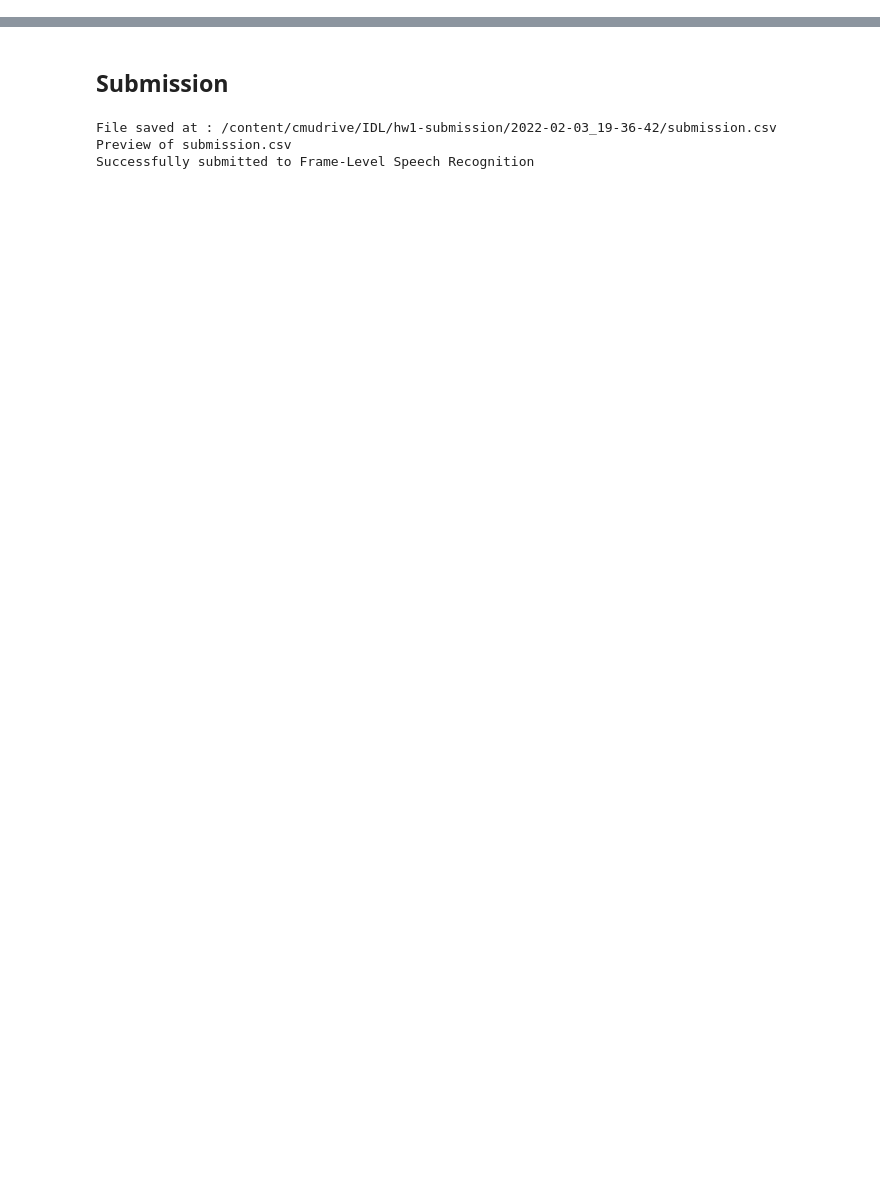
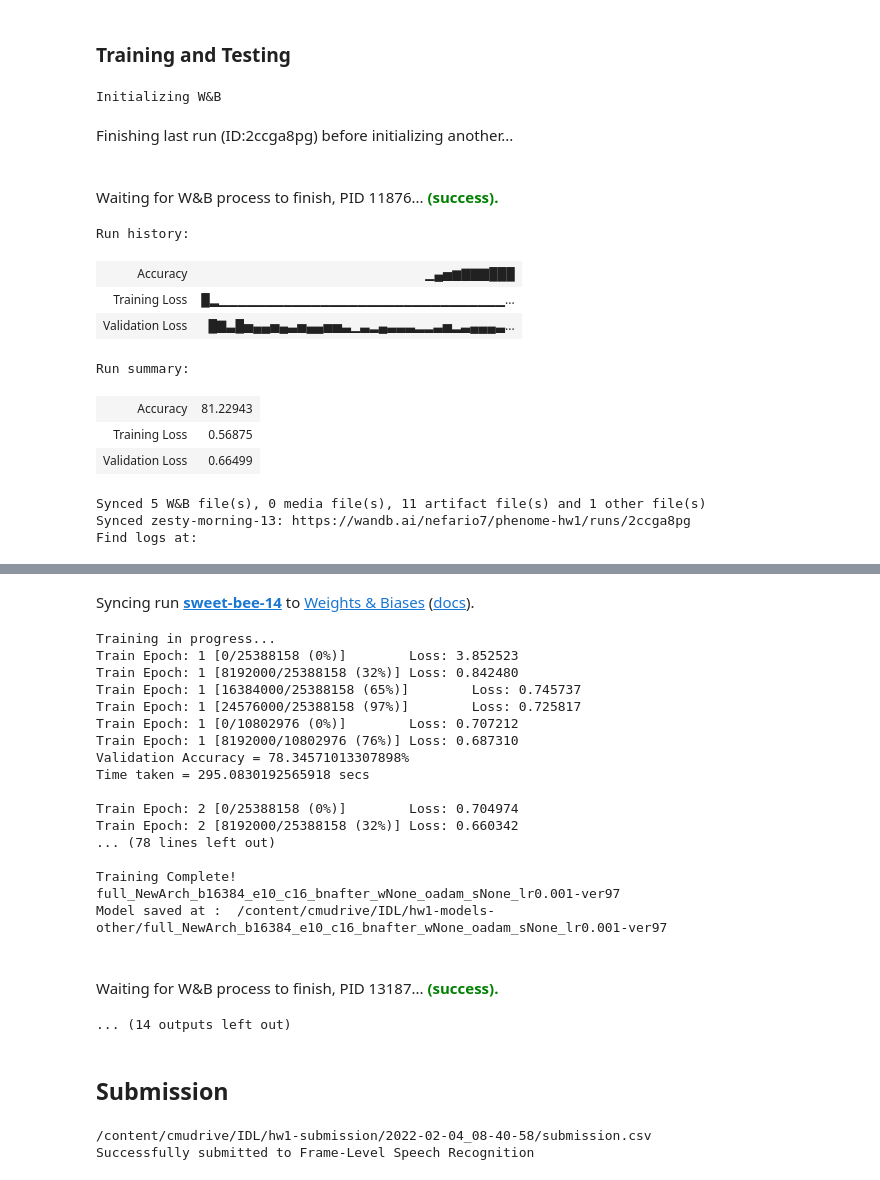
Before and after one commit to nefario7/cmu-deeplearning, a Jupyter notebook: hw1_pt2_updated.ipynb, the cells around one changed output, grey strips where cells are left out. Cells and saved outputs as stored; diff of their text form; code cells hidden in the pictures; blank space fills up the shorter version.

Commit message:
Ensembling and a decent model

```diff
--- a/hw1_pt2_updated.ipynb
+++ b/hw1_pt2_updated.ipynb
@@ -223,10 +226,13 @@ class LibriItems(torch.utils.data.Dataset):
             xx = self.X[i:(i + 2*self.context + 1)].flatten()
             yy = self.Y[i]
         return xx, yy
+# %% [markdown]
+### Training and Testing
 # %%
 def train(args, model, device, train_samples, optimizer, criterion, epoch):
     model.train()
     scaler = GradScaler()
+
     for i in range(len(train_samples)):
         X, Y = train_samples[i]
         train_items = LibriItems(X, Y, context=args['context'])
@@ -248,11 +254,12 @@ def train(args, model, device, train_samples, optimizer, criterion, epoch):
             if batch_idx % args['log_interval'] == 0:
                 if args['log']:
                     wandb.log({"Training Loss": loss.item()})
+
                 print('Train Epoch: {} [{}/{} ({:.0f}%)]\tLoss: {:.6f}'.format(
                     epoch, batch_idx * len(data), len(train_loader.dataset),
                     100. * batch_idx / len(train_loader), loss.item()))
 
-def test(args, model, device, dev_samples):
+def test(args, model, device, criterion, dev_samples):
     model.eval()
     true_y_list = []
     pred_y_list = []
@@ -268,13 +275,16 @@ def test(args, model, device, dev_samples):
                 true_y = true_y.long().to(device)
 
                 output = model(data)
+                val_loss = criterion(output, true_y)
+                if args['log']:
+                    wandb.log({"Validation Loss": val_loss.item()})
                 pred_y = torch.argmax(output, axis=1)
 
                 pred_y_list.extend(pred_y.tolist())
                 true_y_list.extend(true_y.tolist())
 
     train_accuracy =  accuracy_score(true_y_list, pred_y_list)
-    return train_accuracy
+    return train_accuracy, val_loss
 # %%
 def main(args):
     device = torch.device("cuda" if torch.cuda.is_available() else "cpu")
@@ -308,16 +351,40 @@ def main(args):
         wandb.finish()
 # %%
 args = {
-    '': 'Sample',
-    'batch_size': 65536,
+    '': 'NewArch',
+    'batch_size': 16384,
     'epoch': 10,
     'context': 16,
+    'bn': 'after',
+    'weight': None,
+    'optimizer': 'adam',
+    'scheduler': None,
     'lr': 0.001,
+    'arch': [1024, 512, 256],
     'LIBRI_PATH': '/content/hw1-data/hw1p2_student_data',
-    'CSV_PATH': '/content/hw1-data/train_filenames_subset_8192_v2.csv',
+    'CSV_PATH': None,
     'log_interval': 500,
     'save' : True,
-    'log' : True
+    'log' : True,
+    'ensemble': True
 }
 
-main(args)
+for b in [16384, 16384]:
+    torch.cuda.empty_cache()
+    args['batch_size'] = b
+    main(args)
+# %% [output]
+Initializing W&B
+Finishing last run (ID:2ccga8pg) before initializing another...
+Waiting for W&B process to finish, PID 11876... (success).
+Run history:
+| Accuracy | ▁▄▅▆▇▇▇███ |
+| Training Loss | █▂▁▁▁▁▁▁▁▁▁▁▁▁▁▁▁▁▁▁▁▁▁▁▁▁▁▁▁▁▁▁▁... |
+| Validation Loss | █▇▃█▅▄▄▅▄▃▅▄▄▅▅▃▁▃▂▄▃▃▃▂▂▃▅▂▃▄▄▄▃... |
+Run summary:
+| Accuracy | 81.22943 |
+| Training Loss | 0.56875 |
+| Validation Loss | 0.66499 |
+Synced 5 W&B file(s), 0 media file(s), 11 artifact file(s) and 1 other file(s)
+Synced zesty-morning-13: https://wandb.ai/nefario7/phenome-hw1/runs/2ccga8pg
+Find logs at:
@@ -324,3 +392,23 @@ main(args)
+Syncing run sweet-bee-14 to Weights & Biases (docs).
+Training in progress...
+Train Epoch: 1 [0/25388158 (0%)]        Loss: 3.852523
+Train Epoch: 1 [8192000/25388158 (32%)] Loss: 0.842480
+Train Epoch: 1 [16384000/25388158 (65%)]        Loss: 0.745737
+Train Epoch: 1 [24576000/25388158 (97%)]        Loss: 0.725817
+Train Epoch: 1 [0/10802976 (0%)]        Loss: 0.707212
+Train Epoch: 1 [8192000/10802976 (76%)] Loss: 0.687310
+Validation Accuracy = 78.34571013307898%
+Time taken = 295.0830192565918 secs
+
+Train Epoch: 2 [0/25388158 (0%)]        Loss: 0.704974
+Train Epoch: 2 [8192000/25388158 (32%)] Loss: 0.660342
+... (78 lines left out)
+
+Training Complete!
+full_NewArch_b16384_e10_c16_bnafter_wNone_oadam_sNone_lr0.001-ver97
+Model saved at :  /content/cmudrive/IDL/hw1-models-other/full_NewArch_b16384_e10_c16_bnafter_wNone_oadam_sNone_lr0.001-ver97
+Waiting for W&B process to finish, PID 13187... (success).
+... (14 outputs left out)
 # %% [markdown]
 ## Submission
 # %%
@@ -416,7 +584,6 @@ with torch.no_grad():
 # %%
-sub_path = generate_submission(r'/content/cmudrive/IDL/hw1-submission/', labels, timestamp)
-! kaggle competitions submit -c 11-785-s22-hw1p2 -f $sub_path -m "Sample Submission"
+print(submission_path)
+! kaggle competitions submit -c 11-785-s22-hw1p2 -f $submission_path -m "Damn Submission"
 # %% [output]
-File saved at : /content/cmudrive/IDL/hw1-submission/2022-02-03_19-36-42/submission.csv
-Preview of submission.csv
+/content/cmudrive/IDL/hw1-submission/2022-02-04_08-40-58/submission.csv
 Successfully submitted to Frame-Level Speech Recognition
```
Also changed, not shown: parts of 12 cells of this notebook.
